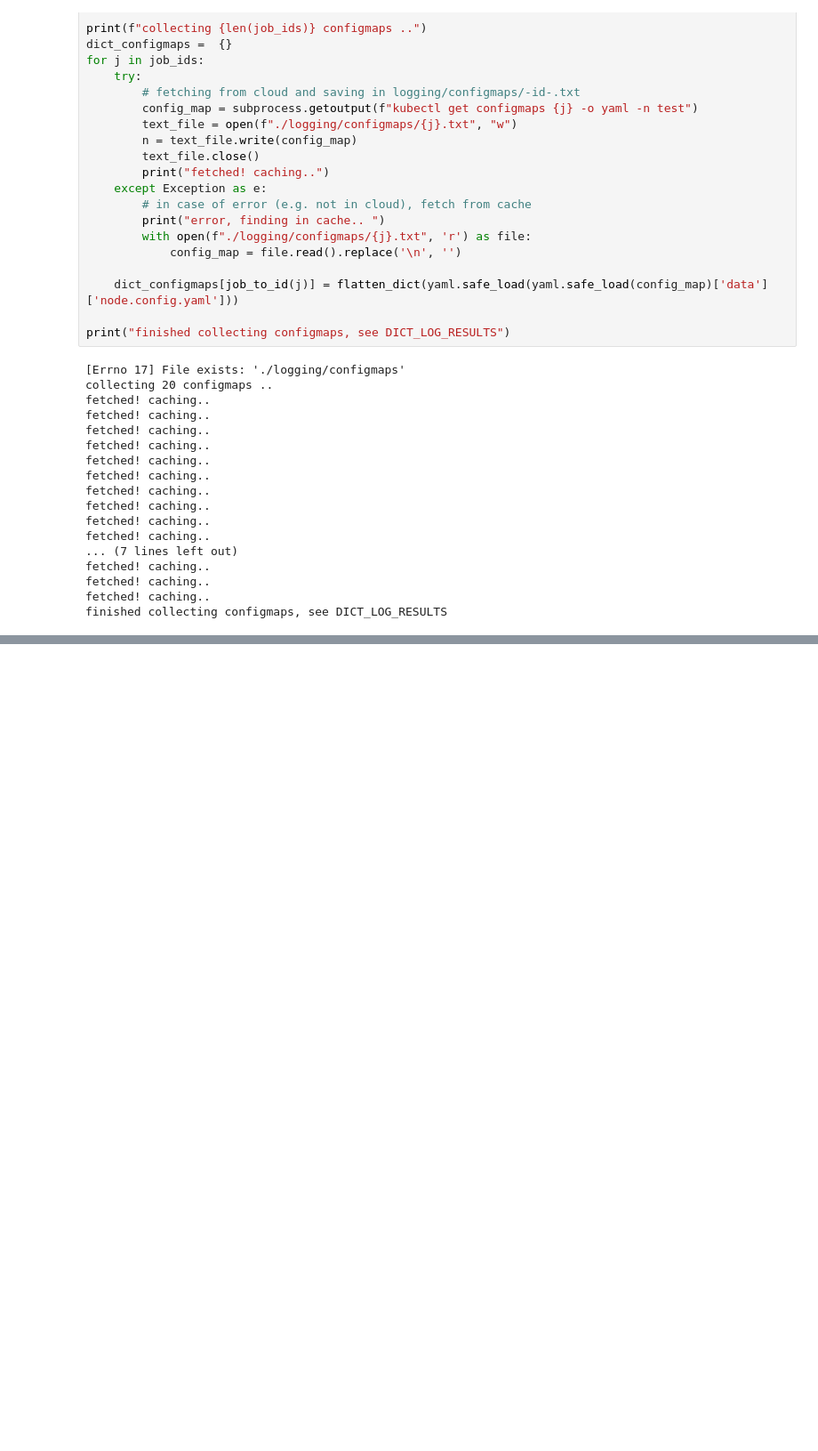
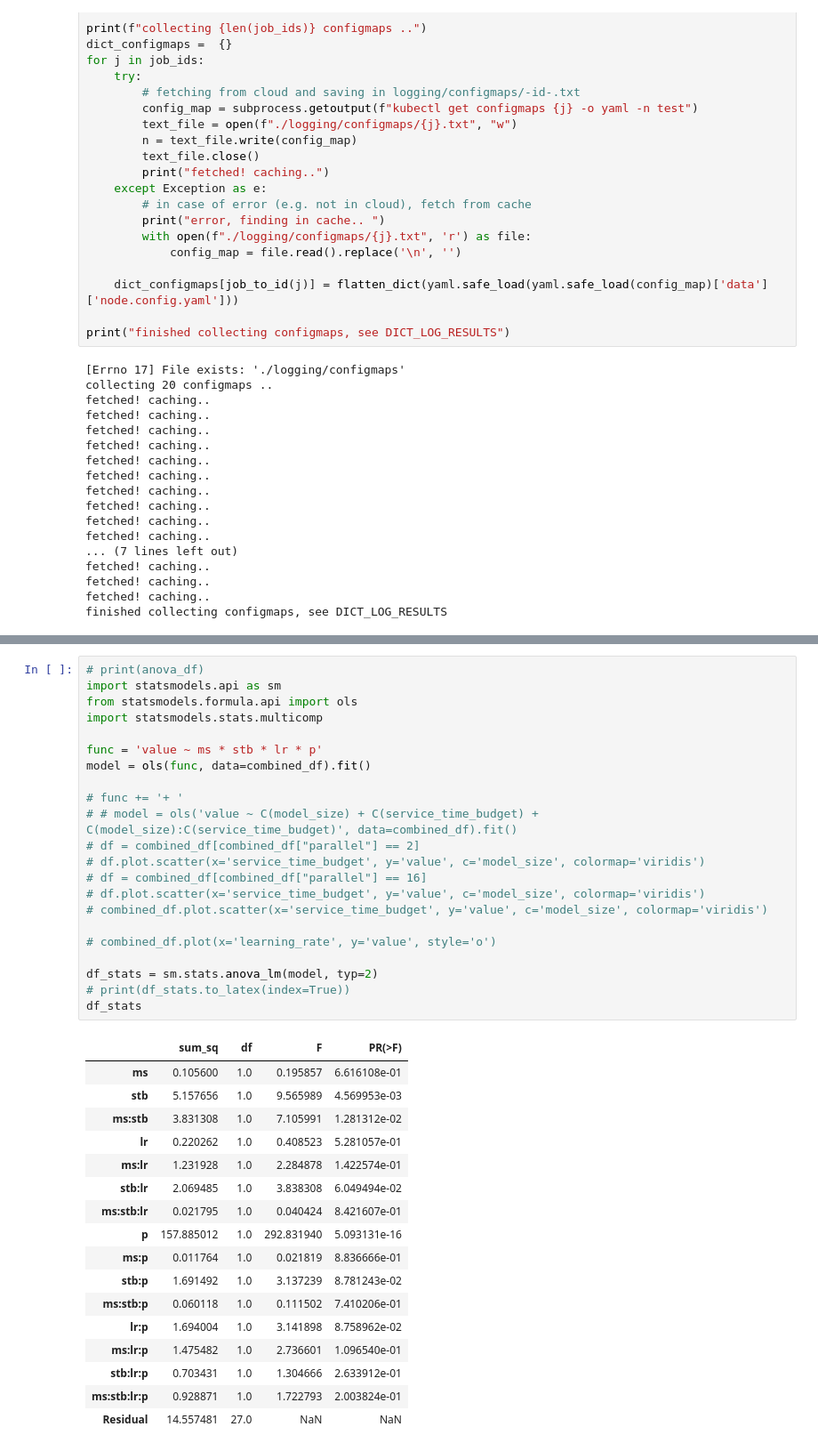
Before and after one commit to KatjaSchmahl/fltk-testbed, a Jupyter notebook: jupyter/load_tensorboard.ipynb, the cells around one changed output, grey strips where cells are left out. Shown at 89% size. Saved outputs shown, nothing was run; the diff lists cells and outputs as text; blank space fills up the shorter version.

```diff
--- a/jupyter/load_tensorboard.ipynb
+++ b/jupyter/load_tensorboard.ipynb
@@ -194,0 +211,40 @@ cluster_to_metrics
+# %%
+# print(anova_df)
+import statsmodels.api as sm
+from statsmodels.formula.api import ols
+import statsmodels.stats.multicomp
+
+func = 'value ~ ms * stb * lr * p'
+model = ols(func, data=combined_df).fit()
+
+# func += '+ '
+# # model = ols('value ~ C(model_size) + C(service_time_budget) + C(model_size):C(service_time_budget)', data=combined_df).fit()
+# df = combined_df[combined_df["parallel"] == 2]
+# df.plot.scatter(x='service_time_budget', y='value', c='model_size', colormap='viridis')
+# df = combined_df[combined_df["parallel"] == 16]
+# df.plot.scatter(x='service_time_budget', y='value', c='model_size', colormap='viridis')
+# combined_df.plot.scatter(x='service_time_budget', y='value', c='model_size', colormap='viridis')
+
+# combined_df.plot(x='learning_rate', y='value', style='o')
+
+df_stats = sm.stats.anova_lm(model, typ=2)
+# print(df_stats.to_latex(index=True))
+df_stats
+# %% [output]
+|  | sum_sq | df | F | PR(>F) |
+| ms | 0.105600 | 1.0 | 0.195857 | 6.616108e-01 |
+| stb | 5.157656 | 1.0 | 9.565989 | 4.569953e-03 |
+| ms:stb | 3.831308 | 1.0 | 7.105991 | 1.281312e-02 |
+| lr | 0.220262 | 1.0 | 0.408523 | 5.281057e-01 |
+| ms:lr | 1.231928 | 1.0 | 2.284878 | 1.422574e-01 |
+| stb:lr | 2.069485 | 1.0 | 3.838308 | 6.049494e-02 |
+| ms:stb:lr | 0.021795 | 1.0 | 0.040424 | 8.421607e-01 |
+| p | 157.885012 | 1.0 | 292.831940 | 5.093131e-16 |
+| ms:p | 0.011764 | 1.0 | 0.021819 | 8.836666e-01 |
+| stb:p | 1.691492 | 1.0 | 3.137239 | 8.781243e-02 |
+| ms:stb:p | 0.060118 | 1.0 | 0.111502 | 7.410206e-01 |
+| lr:p | 1.694004 | 1.0 | 3.141898 | 8.758962e-02 |
+| ms:lr:p | 1.475482 | 1.0 | 2.736601 | 1.096540e-01 |
+| stb:lr:p | 0.703431 | 1.0 | 1.304666 | 2.633912e-01 |
+| ms:stb:lr:p | 0.928871 | 1.0 | 1.722793 | 2.003824e-01 |
+| Residual | 14.557481 | 27.0 | NaN | NaN |
```
Also changed, not shown: parts of 2 cells of this notebook.
